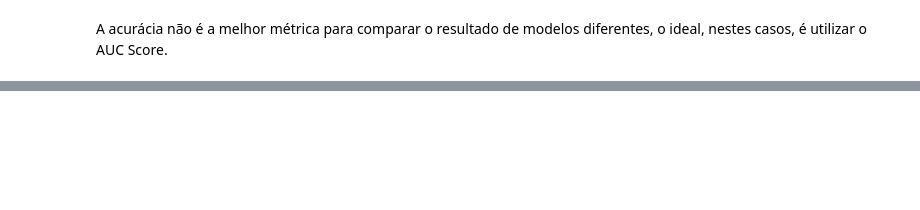
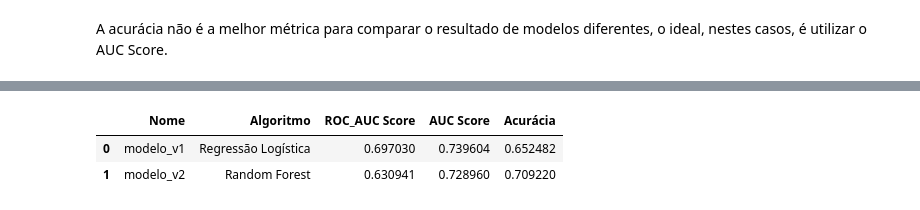
Before and after one commit to EricGPTI/previsao_doencas_hepaticas, a Jupyter notebook: Previsao_Doencas_hepaticas.ipynb, the cells around one changed output, grey strips where cells are left out. Saved outputs shown, nothing was run; the diff lists cells and outputs as text; code cells hidden in the pictures; blank space fills up the shorter version.

```diff
--- a/Previsao_Doencas_hepaticas.ipynb
+++ b/Previsao_Doencas_hepaticas.ipynb
@@ -749,0 +804,4 @@ A acurácia não é a melhor métrica para comparar o resultado de modelos difer
+# %%
+# AUC em teste
+auc_v2 = auc(fpr_v2, tpr_v2)
+print(auc_v2)
@@ -749,0 +810,4 @@ A acurácia não é a melhor métrica para comparar o resultado de modelos difer
+# %%
+# Acurácia em teste
+acuracia_v2 = accuracy_score(y_teste, y_pred_v2)
+print(acuracia_v2)
@@ -749,0 +848,18 @@ A acurácia não é a melhor métrica para comparar o resultado de modelos difer
+# %%
+# Dicionário com as métricas do modelo_v2
+dict_modelo_v2 = {
+    'Nome': 'modelo_v2',
+    'Algoritmo': 'Random Forest',
+    'ROC_AUC Score': roc_auc_v2,
+    'AUC Score': auc_v2,
+    'Acurácia': acuracia_v2
+}
+# %%
+# Adicionar o dict ao dataframe
+df_modelos = df_modelos.append(dict_modelo_v2, ignore_index = True)
+# %%
+display(df_modelos)
+# %% [output]
+|  | Nome | Algoritmo | ROC_AUC Score | AUC Score | Acurácia |
+| 0 | modelo_v1 | Regressão Logística | 0.697030 | 0.739604 | 0.652482 |
+| 1 | modelo_v2 | Random Forest | 0.630941 | 0.728960 | 0.709220 |
```
Also changed, not shown: parts of 108 cells of this notebook, 5 other files.
